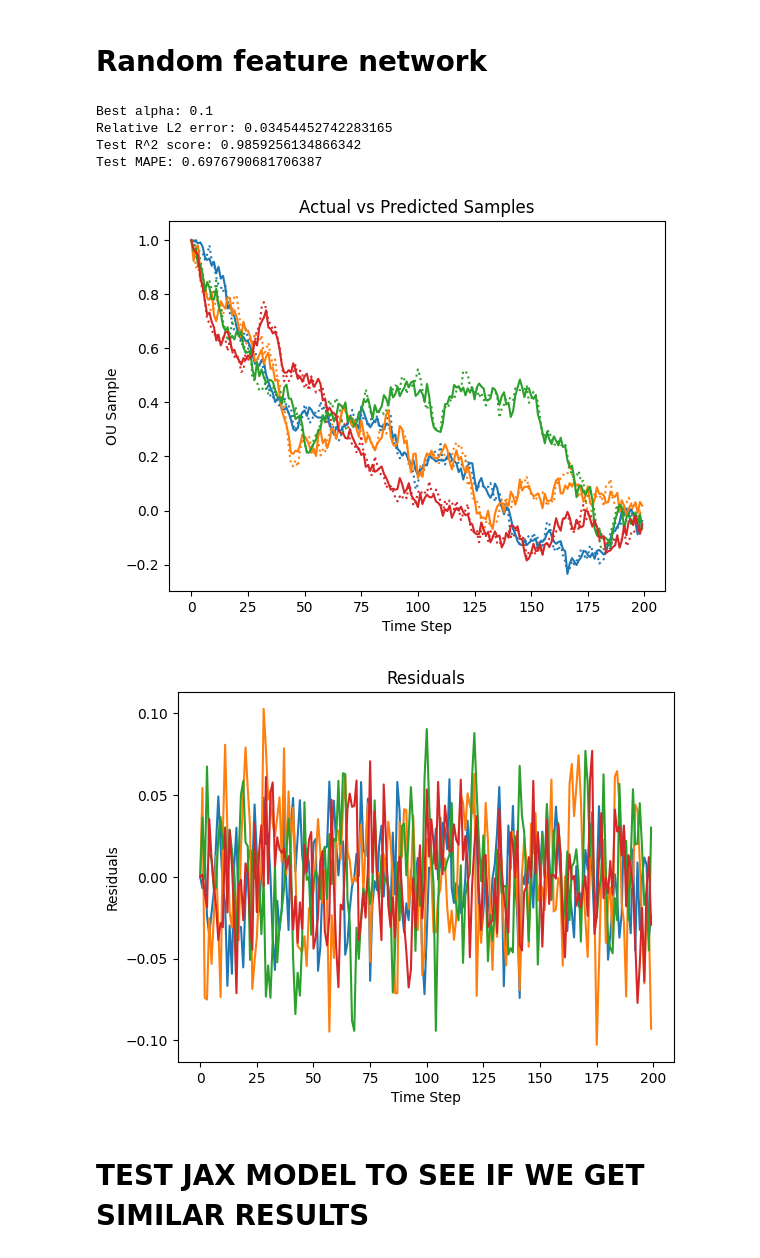
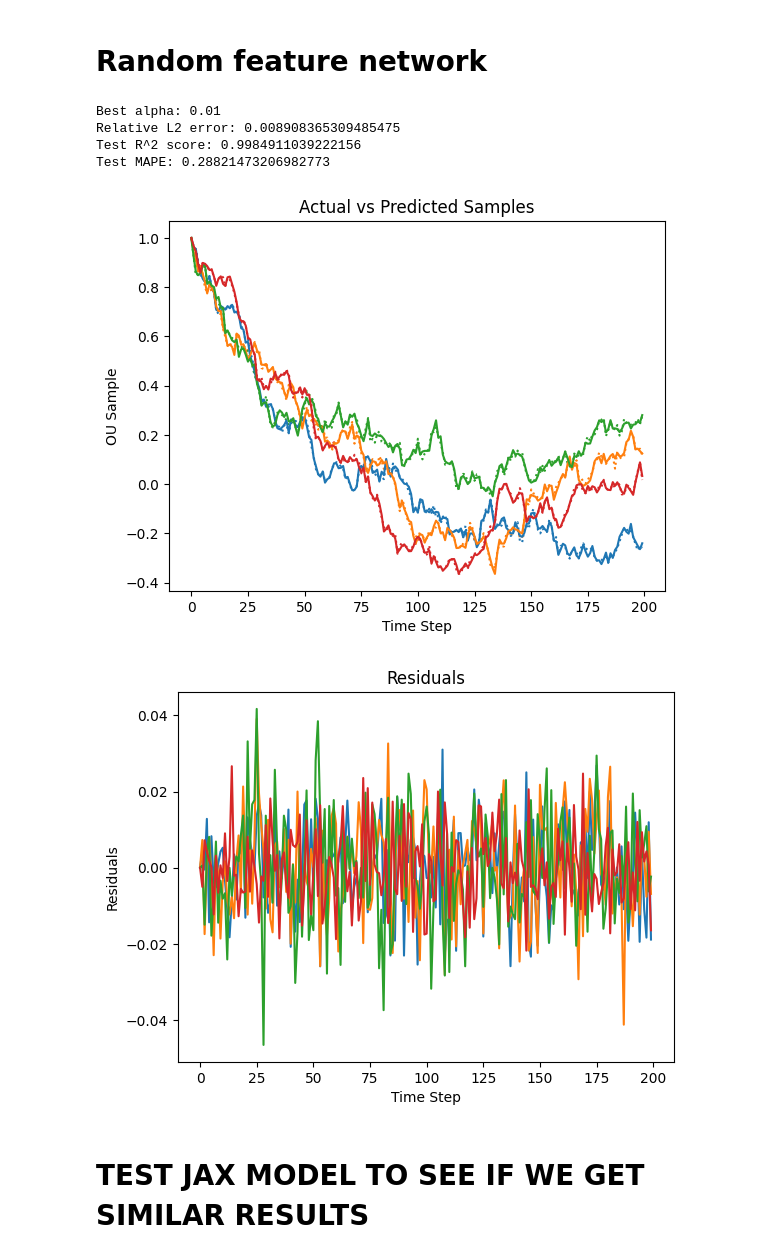
Before and after one commit to nikitazozoulenko/Zephyrox, a Jupyter notebook: jax_based/SWIM/playground.ipynb, the cells around one changed output. Saved outputs shown, nothing was run; the diff lists cells and outputs as text; code cells hidden in the pictures.

```diff
--- a/jax_based/SWIM/playground.ipynb
+++ b/jax_based/SWIM/playground.ipynb
@@ -41,7 +41,7 @@ def generate_OU_1d(n_samples, n_steps, dt, theta, mu, sigma, x0):
     return X, dW
 
 # Example usage
-n_samples = 100  # Number of samples
+n_samples = 500  # Number of samples
 n_steps = 200  # Number of time steps
 dt = 0.01       # Time step size
 theta = 2.0     # Mean reversion rate
@@ -219,7 +215,8 @@ class random_MLP():
         self.mlp = tv.ops.MLP(
             in_channels=in_channels,
             hidden_channels=[n_width]*n_layers,
-            bias=True
+            bias=True,
+            activation_layer=nn.Tanh(),
             )
 
         self.ridge = RidgeCV(alphas=alphas)
@@ -237,39 +234,39 @@ class random_MLP():
         return self.ridge.predict(x)
 
 
 model = random_MLP(
     in_channels=n_steps-1,
     n_layers=n_layers,
     n_width=n_width,
     )
 model.fit(train_W, train_OU)
 
 # Predict the OU samples using the noise
 pred = model.predict(test_W)
 eval_scores(pred, test_OU)
 
 # Plot the fit
 plt.plot(test_OU[:4].T, label='Actual Samples', linestyle='dotted')
 plt.gca().set_prop_cycle(None)
 plt.plot(pred[:4].T, label='Predicted Samples')
 plt.xlabel('Time Step')
 plt.ylabel('OU Sample')
 plt.title('Actual vs Predicted Samples')
 plt.show()
 
 #residuals
 plt.plot(test_OU[:4].T-pred[:4].T)
 plt.xlabel('Time Step')
 plt.ylabel('Residuals')
 plt.title('Residuals')
 plt.show()
 # %% [output]
-Best alpha: 0.1
-Relative L2 error: 0.03454452742283165
-Test R^2 score: 0.9859256134866342
-Test MAPE: 0.6976790681706387
+Best alpha: 0.01
+Relative L2 error: 0.008908365309485475
+Test R^2 score: 0.9984911039222156
+Test MAPE: 0.28821473206982773
-[figure, old version]
+[figure, new version]
-[figure, old version]
+[figure, new version]
 # %% [markdown]
 # TEST JAX MODEL TO SEE IF WE GET SIMILAR RESULTS
 # %%
```
Also changed, not shown: parts of 15 cells of this notebook, 4 other files.
